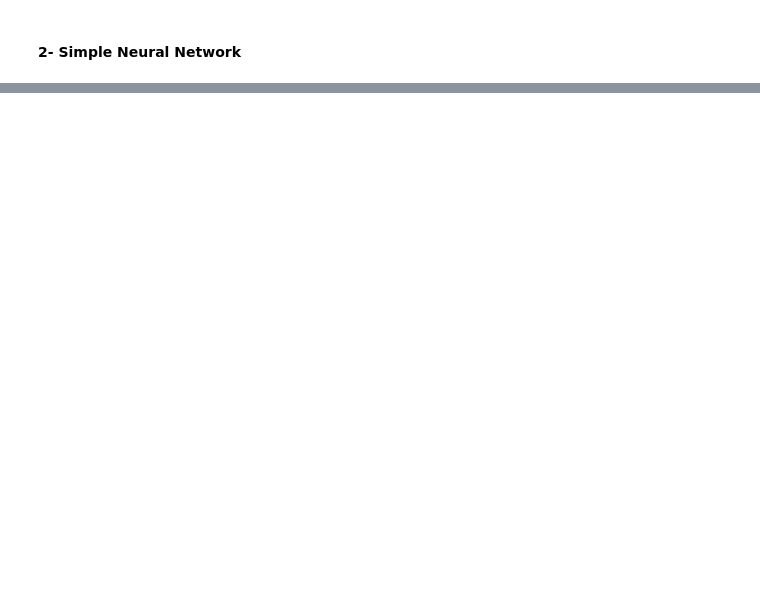
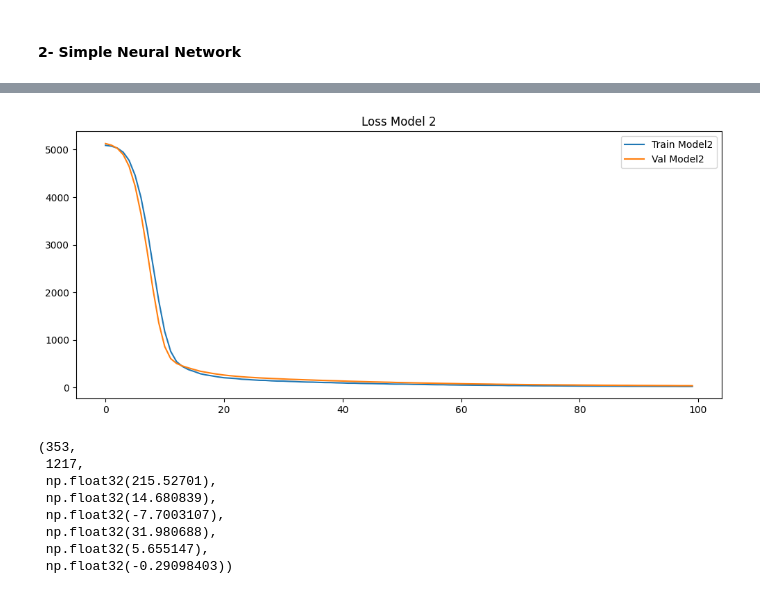
Before and after one commit to AmirhosseinRHT/Deep-Neural-Networks-Projects, a Jupyter notebook: HW1/Q2.ipynb, the cells around one changed output, grey strips where cells are left out. Saved outputs shown, nothing was run; the diff lists cells and outputs as text; code cells hidden in the pictures; blank space fills up the shorter version.

```diff
--- a/HW1/Q2.ipynb
+++ b/HW1/Q2.ipynb
@@ -53,0 +159,22 @@ X_test[num_cols] = scaler.transform(X_test[num_cols])
+# %%
+train2, val2 = train_model(model2, optimizer2)
+mse2, rmse2, r2_2 = evaluate(model2)
+
+plt.figure(figsize=(12,5))
+plt.plot(train2, label="Train Model2")
+plt.plot(val2, label="Val Model2")
+plt.legend()
+plt.title("Loss Model 2")
+plt.show()
+
+params_model1, params_model2, mse1, rmse1, r2_1, mse2, rmse2, r2_2
+# %% [output]
+[figure, added]
+(353,
+ 1217,
+ np.float32(215.52701),
+ np.float32(14.680839),
+ np.float32(-7.7003107),
+ np.float32(31.980688),
+ np.float32(5.655147),
+ np.float32(-0.29098403))
```
Also changed, not shown: parts of 5 cells of this notebook.
